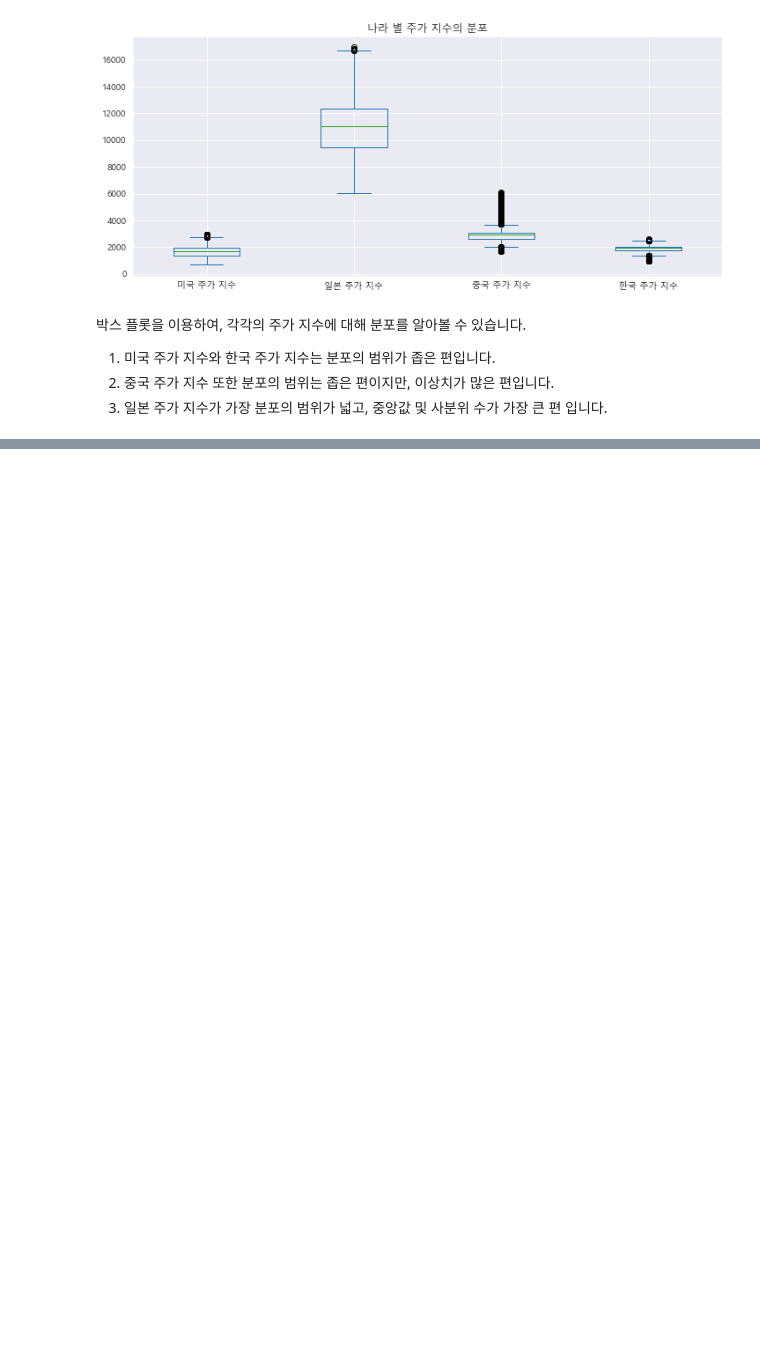
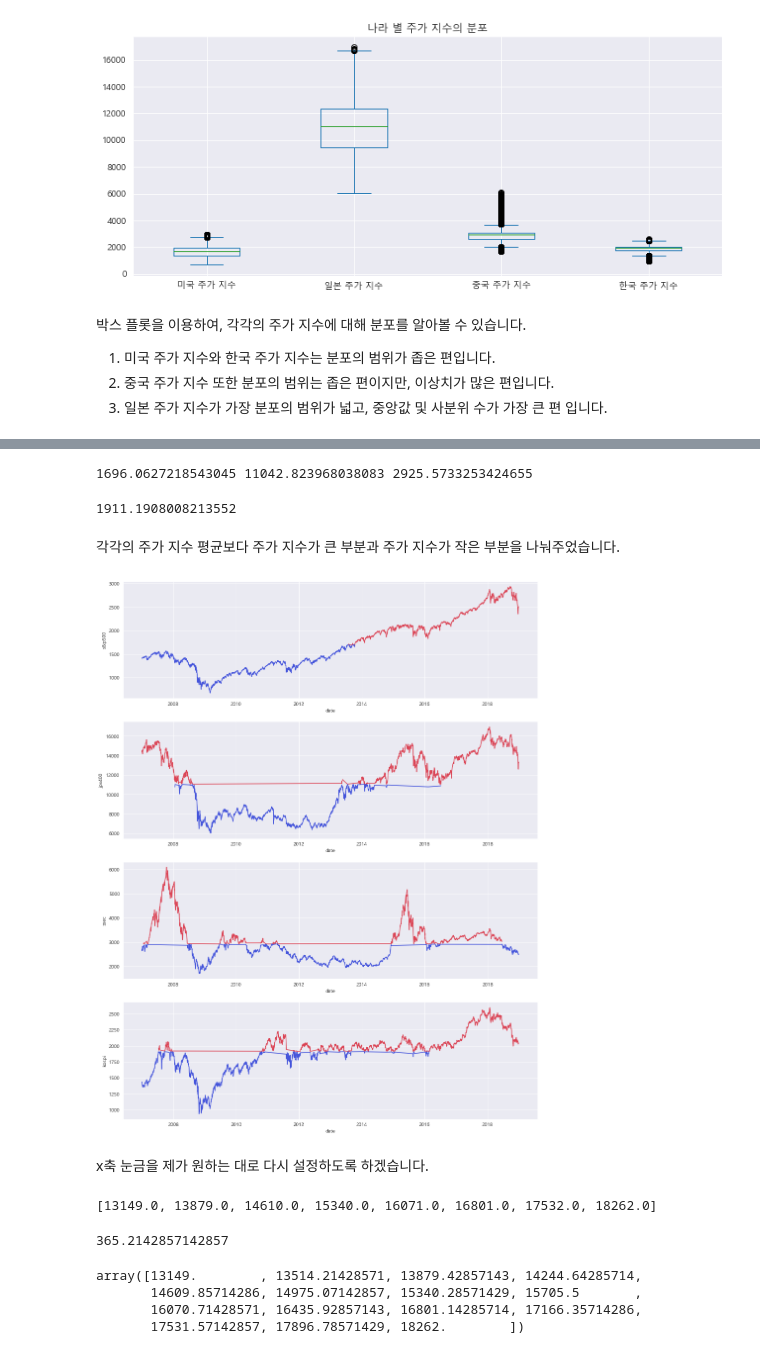
Before and after one commit to NohJeongKim/dacon-kospi, a Jupyter notebook: kospi.ipynb, the cells around one changed output, grey strips where cells are left out. Cells and saved outputs as stored; diff of their text form; code cells hidden in the pictures; blank space fills up the shorter version.

```diff
--- a/kospi.ipynb
+++ b/kospi.ipynb
@@ -1450,0 +1502,57 @@ plt.savefig("images/나라 별 주가 지수의 분포.png", dpi=200, facecolor=
+# %%
+print(usa_si_mean, jp_si_mean, ch_si_mean)
+# %% [output]
+1696.0627218543045 11042.823968038083 2925.5733253424655
+# %%
+kr_si_mean=df_si_copy["kospi"].mean()
+kr_si_mean
+# %% [output]
+1911.1908008213552
+# %% [markdown]
+각각의 주가 지수 평균보다 주가 지수가 큰 부분과 주가 지수가 작은 부분을 나눠주었습니다.
+# %%
+df_jp_meanup=df_si_copy.loc[df_si_copy["jpx400"]>jp_si_mean]
+df_jp_meandown=df_si_copy.loc[df_si_copy["jpx400"]<jp_si_mean]
+# %%
+df_usa_meanup=df_si_copy.loc[df_si_copy["s&p500"]>usa_si_mean]
+df_usa_meandown=df_si_copy.loc[df_si_copy["s&p500"]<usa_si_mean]
+# %%
+df_ch_meanup=df_si_copy.loc[df_si_copy["ssec"]>ch_si_mean]
+df_ch_meandown=df_si_copy.loc[df_si_copy["ssec"]<ch_si_mean]
+# %%
+df_kr_meanup=df_si_copy.loc[df_si_copy["kospi"]>kr_si_mean]
+df_kr_meandown=df_si_copy.loc[df_si_copy["kospi"]<kr_si_mean]
+# %%
+fig, ax=plt.subplots(4,1, figsize=(15, 20))
+
+_=sns.lineplot(data=df_usa_meanup, x="date", y="s&p500", ax=ax[0], color="#DB4455")
+_=sns.lineplot(data=df_usa_meandown, x="date", y="s&p500", ax=ax[0], color="#4454DB")
+
+_=sns.lineplot(data=df_jp_meanup, x="date", y="jpx400", ax=ax[1], color="#DB4455")
+_=sns.lineplot(data=df_jp_meandown, x="date", y="jpx400", ax=ax[1], color="#4454DB")
+
+_=sns.lineplot(data=df_ch_meanup, x="date", y="ssec", ax=ax[2], color="#DB4455")
+_=sns.lineplot(data=df_ch_meandown, x="date", y="ssec", ax=ax[2], color="#4454DB")
+
+_=sns.lineplot(data=df_kr_meanup, x="date", y="kospi", ax=ax[3], color="#DB4455")
+_=sns.lineplot(data=df_kr_meandown, x="date", y="kospi", ax=ax[3], color="#4454DB")
+# %% [output]
+[figure, added]
+# %% [markdown]
+x축 눈금을 제가 원하는 대로 다시 설정하도록 하겠습니다.
+# %%
+list(ax[0].get_xticks())
+# %% [output]
+[13149.0, 13879.0, 14610.0, 15340.0, 16071.0, 16801.0, 17532.0, 18262.0]
+# %%
+step=(ax[0].get_xticks()[-1]-ax[0].get_xticks()[0])/14
+step
+# %% [output]
+365.2142857142857
+# %%
+np.arange(ax[0].get_xticks()[0], ax[0].get_xticks()[-1]+1, step)
+# %% [output]
+array([13149.        , 13514.21428571, 13879.42857143, 14244.64285714,
+       14609.85714286, 14975.07142857, 15340.28571429, 15705.5       ,
+       16070.71428571, 16435.92857143, 16801.14285714, 17166.35714286,
+       17531.57142857, 17896.78571429, 18262.        ])
```
Also changed, not shown: parts of 24 cells of this notebook, 5 other files.
